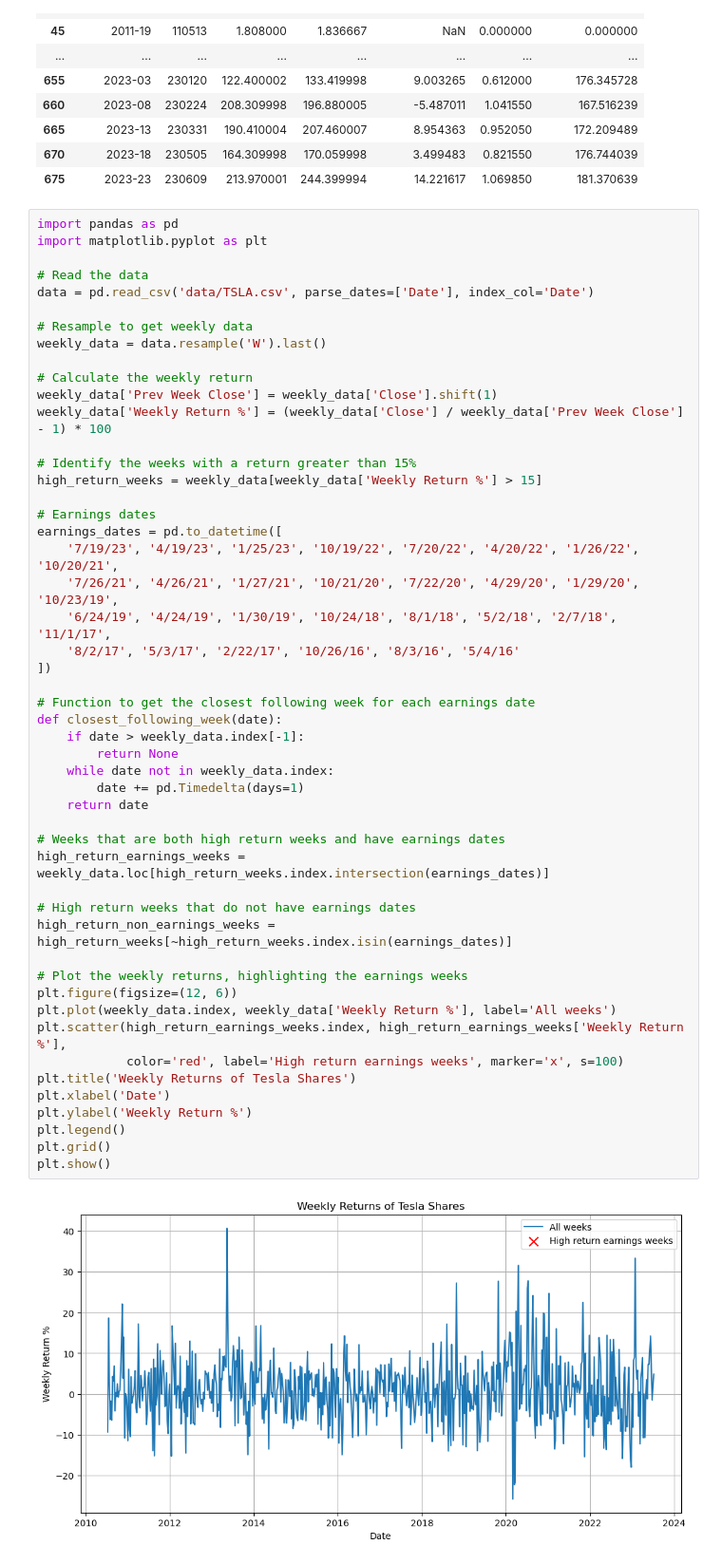
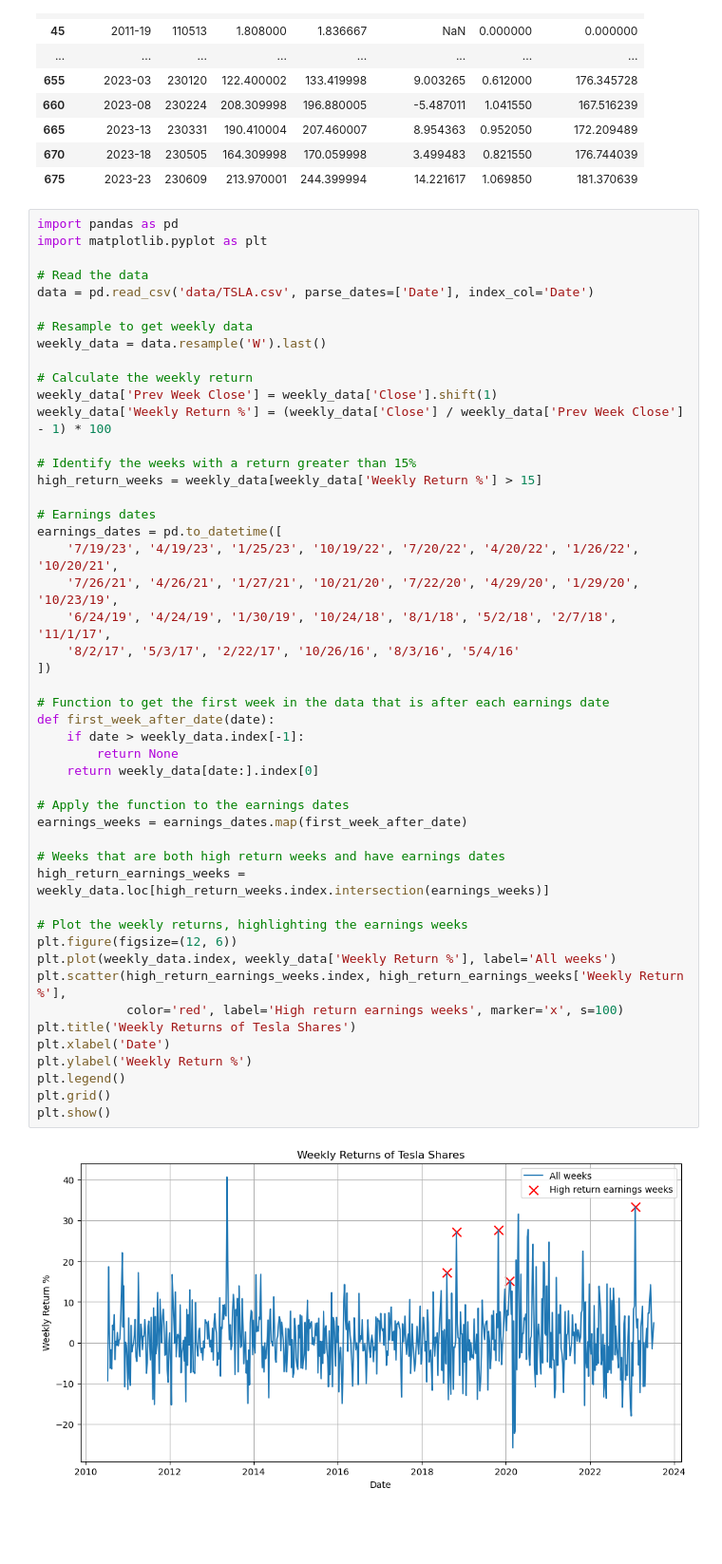
Before and after one commit to lizhicq/FastIsSlow, a Jupyter notebook: Tesla Trading.ipynb, the cells around one changed output. Shown: that part at 95% size. Saved outputs shown, nothing was run; the diff lists cells and outputs as text; blank space fills up the shorter version.

```diff
--- a/Tesla Trading.ipynb
+++ b/Tesla Trading.ipynb
@@ -113,40 +113,38 @@ weekly_data['Prev Week Close'] = weekly_data['Close'].shift(1)
 weekly_data['Weekly Return %'] = (weekly_data['Close'] / weekly_data['Prev Week Close'] - 1) * 100
 
 # Identify the weeks with a return greater than 15%
 high_return_weeks = weekly_data[weekly_data['Weekly Return %'] > 15]
 
 # Earnings dates
 earnings_dates = pd.to_datetime([
     '7/19/23', '4/19/23', '1/25/23', '10/19/22', '7/20/22', '4/20/22', '1/26/22', '10/20/21',
     '7/26/21', '4/26/21', '1/27/21', '10/21/20', '7/22/20', '4/29/20', '1/29/20', '10/23/19',
     '6/24/19', '4/24/19', '1/30/19', '10/24/18', '8/1/18', '5/2/18', '2/7/18', '11/1/17',
     '8/2/17', '5/3/17', '2/22/17', '10/26/16', '8/3/16', '5/4/16'
 ])
 
-# Function to get the closest following week for each earnings date
-def closest_following_week(date):
+# Function to get the first week in the data that is after each earnings date
+def first_week_after_date(date):
     if date > weekly_data.index[-1]:
         return None
-    while date not in weekly_data.index:
-        date += pd.Timedelta(days=1)
-    return date
+    return weekly_data[date:].index[0]
+
+# Apply the function to the earnings dates
+earnings_weeks = earnings_dates.map(first_week_after_date)
 
 # Weeks that are both high return weeks and have earnings dates
-high_return_earnings_weeks = weekly_data.loc[high_return_weeks.index.intersection(earnings_dates)]
-
-# High return weeks that do not have earnings dates
-high_return_non_earnings_weeks = high_return_weeks[~high_return_weeks.index.isin(earnings_dates)]
+high_return_earnings_weeks = weekly_data.loc[high_return_weeks.index.intersection(earnings_weeks)]
 
 # Plot the weekly returns, highlighting the earnings weeks
 plt.figure(figsize=(12, 6))
 plt.plot(weekly_data.index, weekly_data['Weekly Return %'], label='All weeks')
 plt.scatter(high_return_earnings_weeks.index, high_return_earnings_weeks['Weekly Return %'],
             color='red', label='High return earnings weeks', marker='x', s=100)
 plt.title('Weekly Returns of Tesla Shares')
 plt.xlabel('Date')
 plt.ylabel('Weekly Return %')
 plt.legend()
 plt.grid()
 plt.show()
 # %% [output]
-[figure, old version]
+[figure, new version]
```
